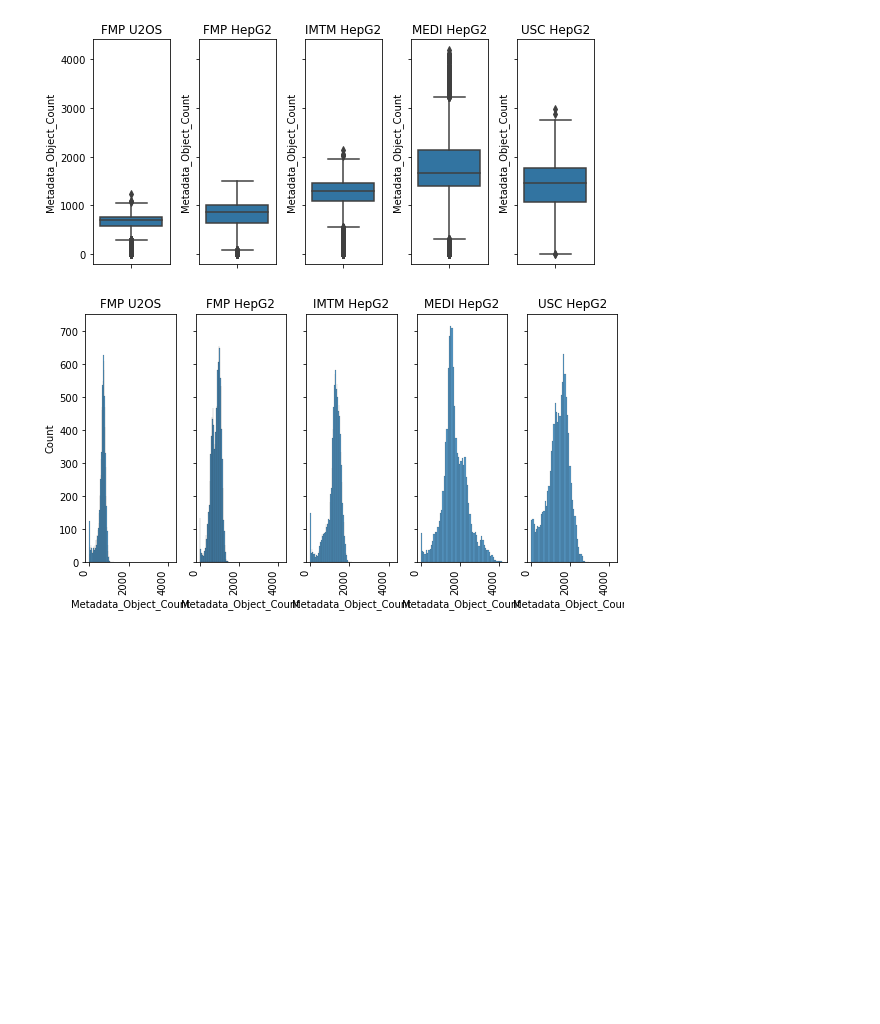
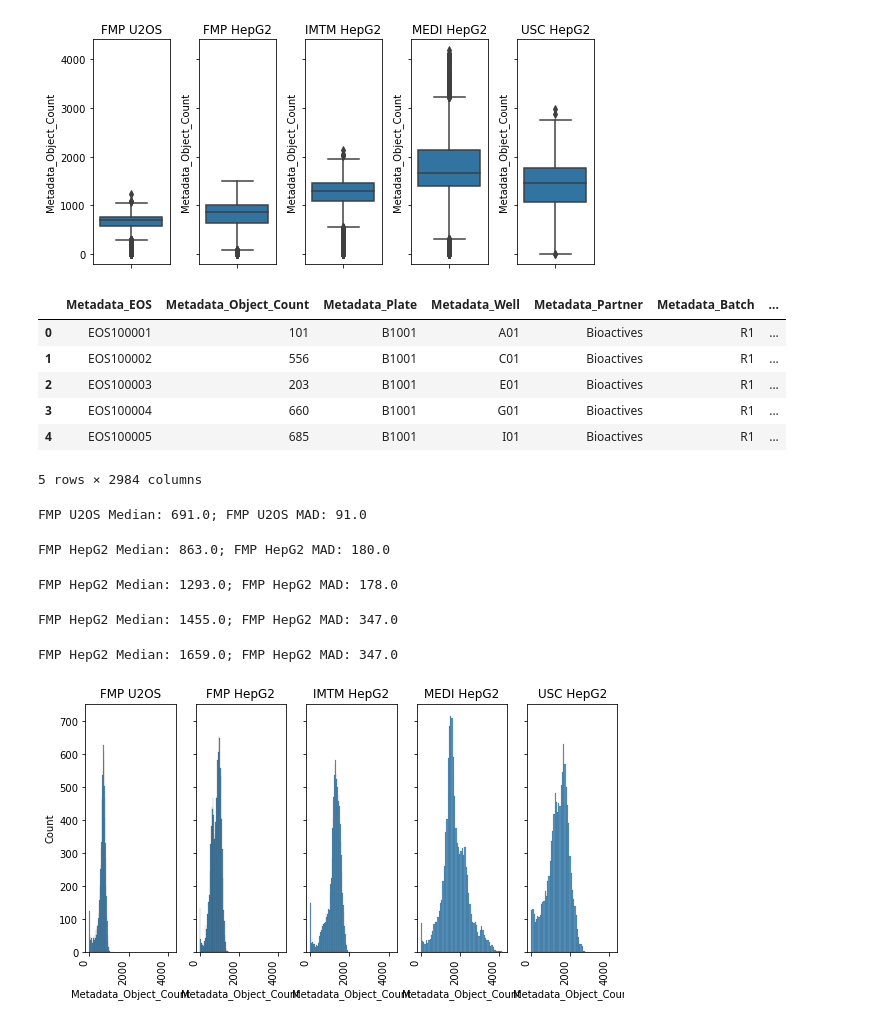
Before and after one commit to schmiedc/EU-OS_bioactives, a Jupyter notebook: CellNumber.ipynb, the cells around one changed output. Saved outputs shown, nothing was run; the diff lists cells and outputs as text; code cells hidden in the pictures; blank space fills up the shorter version.

Commit message:
Added outputs for median cell number

```diff
--- a/CellNumber.ipynb
+++ b/CellNumber.ipynb
@@ -8,10 +9,10 @@ import seaborn as sns
 # %%
-parent_directory = "/home/schmiedc/FMP_Docs/Projects/Bioactives_data/"
+parent_directory = "/home/schmiedc/FMP_Docs/Projects/2024-11-25_Bioactives_Revision/"
 
 input_path = parent_directory + "results/"
-output_path = input_path
+output_path =  parent_directory + "revision_results/"
 
-figure_path = parent_directory + "figures/"
+figure_path = parent_directory + "revision_figures/"
 # %% [markdown]
 # Input data
 # %%
@@ -187,6 +188,52 @@ fig.set_figwidth(8)
 plt.savefig(figure_path + str(date.today()) + '_CellNumber_all_box.pdf',  dpi=300)
 # %% [output]
 [figure]
+# %%
+# TODO: Get median cell number and MAD for Table 2
+FMP_U2OS_Norm.head()
+# %% [output]
+|  | Metadata_EOS | Metadata_Object_Count | Metadata_Plate | Metadata_Well | Metadata_Partner | Metadata_Batch | ... |
+| 0 | EOS100001 | 101 | B1001 | A01 | Bioactives | R1 | ... |
+| 1 | EOS100002 | 556 | B1001 | C01 | Bioactives | R1 | ... |
+| 2 | EOS100003 | 203 | B1001 | E01 | Bioactives | R1 | ... |
+| 3 | EOS100004 | 660 | B1001 | G01 | Bioactives | R1 | ... |
+| 4 | EOS100005 | 685 | B1001 | I01 | Bioactives | R1 | ... |
+5 rows × 2984 columns
+# %%
+FMP_median = FMP_U2OS_Norm["Metadata_Object_Count"].median()
+FMP_mad = np.median(np.abs(FMP_U2OS_Norm["Metadata_Object_Count"] - FMP_median))
+
+print(f"FMP U2OS Median: {FMP_median}; FMP U2OS MAD: {FMP_mad}")
+# %% [output]
+FMP U2OS Median: 691.0; FMP U2OS MAD: 91.0
+# %%
+FMP_HepG2_median = FMP_HepG2_Norm["Metadata_Object_Count"].median()
+FMP_HepG2_mad = np.median(np.abs(FMP_HepG2_Norm["Metadata_Object_Count"] - FMP_HepG2_median))
+
+print(f"FMP HepG2 Median: {FMP_HepG2_median}; FMP HepG2 MAD: {FMP_HepG2_mad}")
+# %% [output]
+FMP HepG2 Median: 863.0; FMP HepG2 MAD: 180.0
+# %%
+IMTM_HepG2_median = IMTM_HepG2_Norm["Metadata_Object_Count"].median()
+IMTM_HepG2_mad = np.median(np.abs(IMTM_HepG2_Norm["Metadata_Object_Count"] - IMTM_HepG2_median))
+
+print(f"FMP HepG2 Median: {IMTM_HepG2_median}; FMP HepG2 MAD: {IMTM_HepG2_mad}")
+# %% [output]
+FMP HepG2 Median: 1293.0; FMP HepG2 MAD: 178.0
+# %%
+USC_HepG2_median = USC_HepG2_Norm["Metadata_Object_Count"].median()
+USC_HepG2_mad = np.median(np.abs(USC_HepG2_Norm["Metadata_Object_Count"] - USC_HepG2_median))
+
+print(f"FMP HepG2 Median: {USC_HepG2_median}; FMP HepG2 MAD: {USC_HepG2_mad}")
+# %% [output]
+FMP HepG2 Median: 1455.0; FMP HepG2 MAD: 347.0
+# %%
+MEDI_HepG2_median = MEDI_HepG2_Norm["Metadata_Object_Count"].median()
+MEDI_HepG2_mad = np.median(np.abs(MEDI_HepG2_Norm["Metadata_Object_Count"] - MEDI_HepG2_median))
+
+print(f"FMP HepG2 Median: {MEDI_HepG2_median}; FMP HepG2 MAD: {MEDI_HepG2_mad}")
+# %% [output]
+FMP HepG2 Median: 1659.0; FMP HepG2 MAD: 347.0
 # %%
 fig, (ax1, ax2, ax3, ax4, ax5)= plt.subplots(1,5, sharex=True, sharey=True)
 
```
Also changed, not shown: parts of 1 cell of this notebook.
